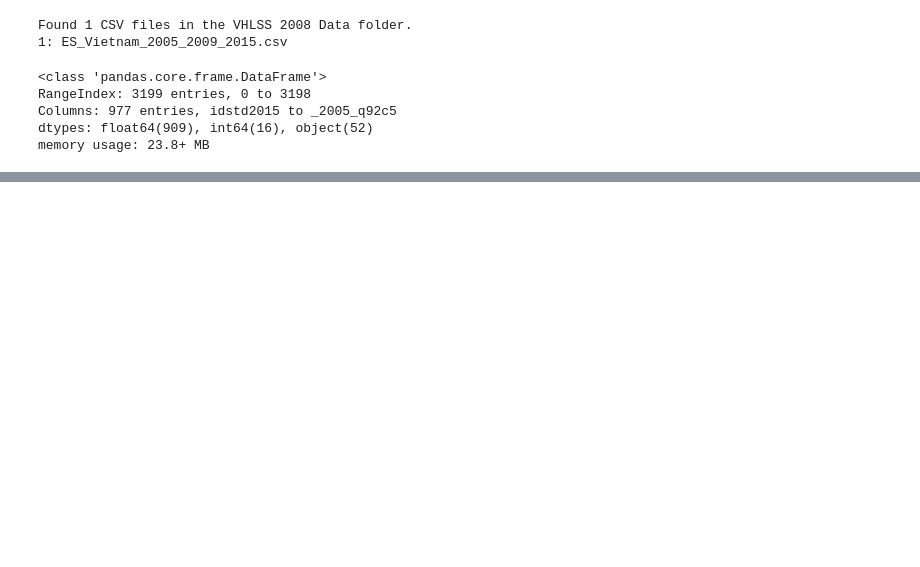
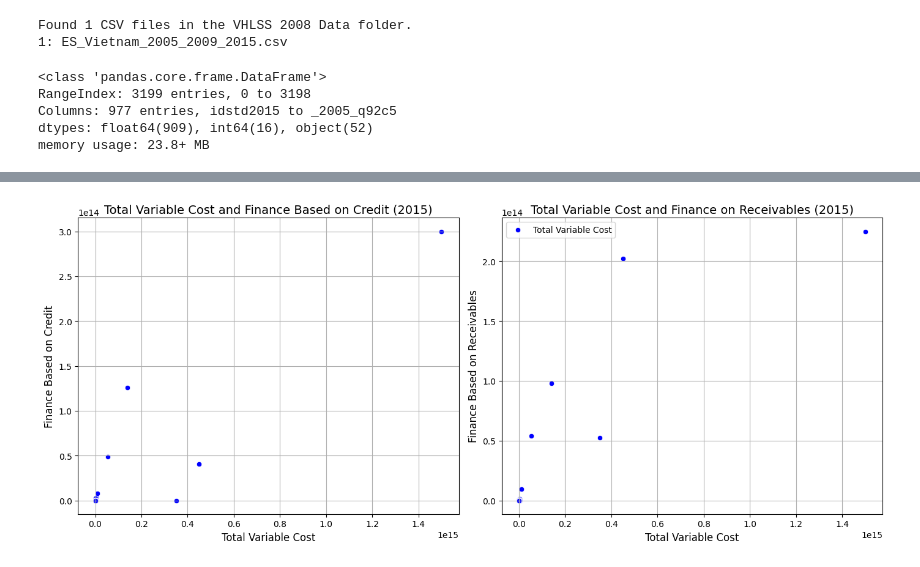
Before and after one commit to Thuan509/Dynamic-Macroeconomics, a Jupyter notebook: PS2_Code/Firms Modelling/data2_process.ipynb, the cells around one changed output, grey strips where cells are left out. Drawn from its saved outputs; the diff is of its cells as text; code cells hidden in the pictures; blank space fills up the shorter version.

```diff
--- a/PS2_Code/Firms Modelling/data2_process.ipynb
+++ b/PS2_Code/Firms Modelling/data2_process.ipynb
@@ -106,0 +163,27 @@ df
+# %%
+# Create a figure with 2 subplots (1 row, 2 columns)
+plt.figure(figsize=(14, 6))
+
+# First subplot: Scatterplot between total_vrcost and finance_on_credit
+plt.subplot(1, 2, 1)  # 1 row, 2 columns, first subplot
+sns.scatterplot(x='total_vrcost', y='finance_on_credit', data=df_2015, color='blue')
+plt.title('Total Variable Cost and Finance Based on Credit (2015)', fontsize=14)
+plt.xlabel('Total Variable Cost', fontsize=12)
+plt.ylabel('Finance Based on Credit', fontsize=12)
+plt.grid(True)
+
+# Second subplot: Scatterplot between finance_on_credit and finance_from_receivables
+plt.subplot(1, 2, 2)  # 1 row, 2 columns, second subplot
+sns.scatterplot(x='total_vrcost', y='finance_from_receivables', data=df_2015, color='blue', label='Total Variable Cost')
+plt.title('Total Variable Cost and Finance on Receivables (2015)', fontsize=14)
+plt.xlabel('Total Variable Cost', fontsize=12)
+plt.ylabel('Finance Based on Receivables', fontsize=12)
+plt.grid(True)
+
+# Adjust layout to prevent overlap of titles and labels
+plt.tight_layout()
+
+# Show the plot
+plt.show()
+# %% [output]
+[figure, added]
```
Also changed, not shown: parts of 9 cells of this notebook, 10 other files.
